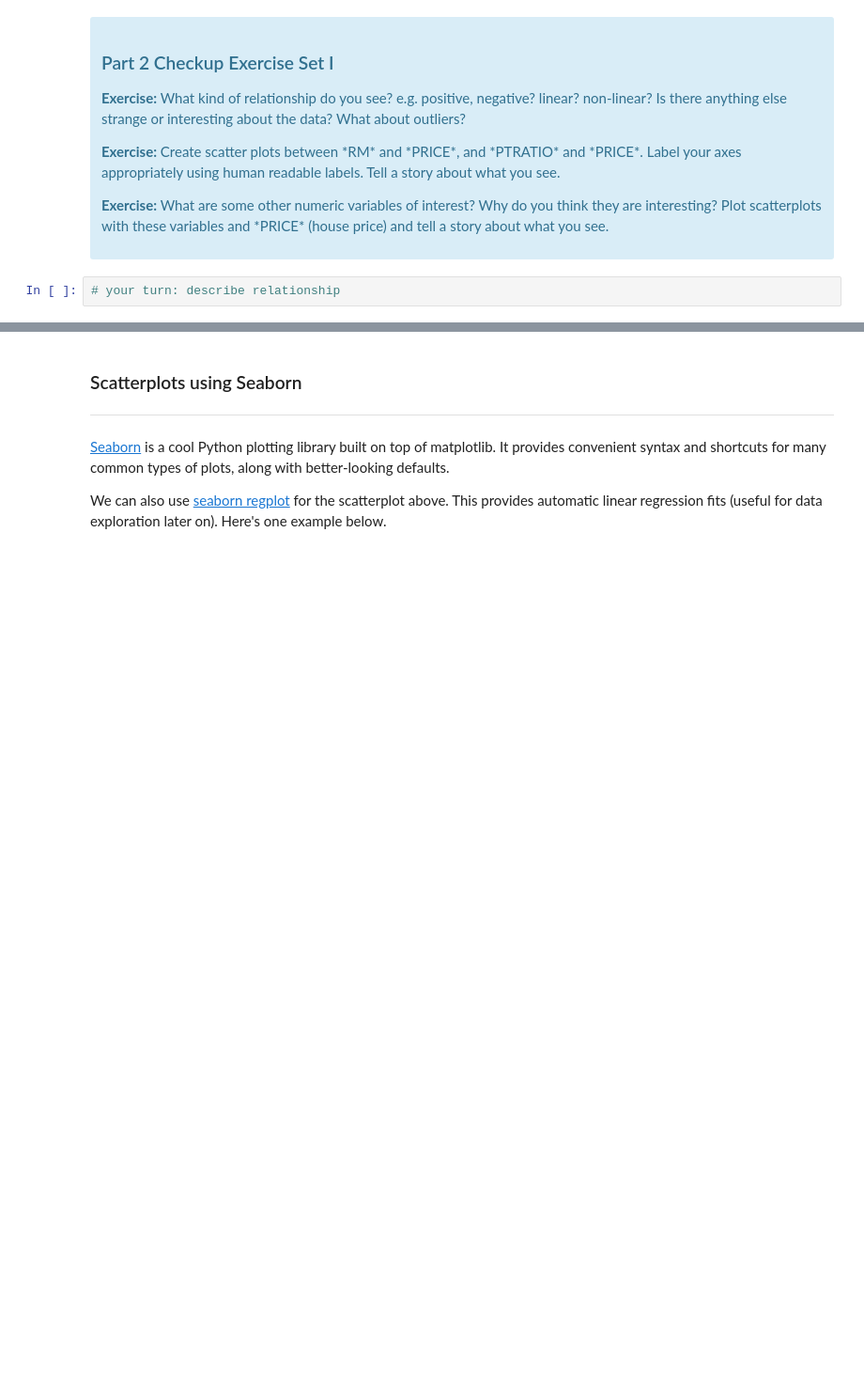
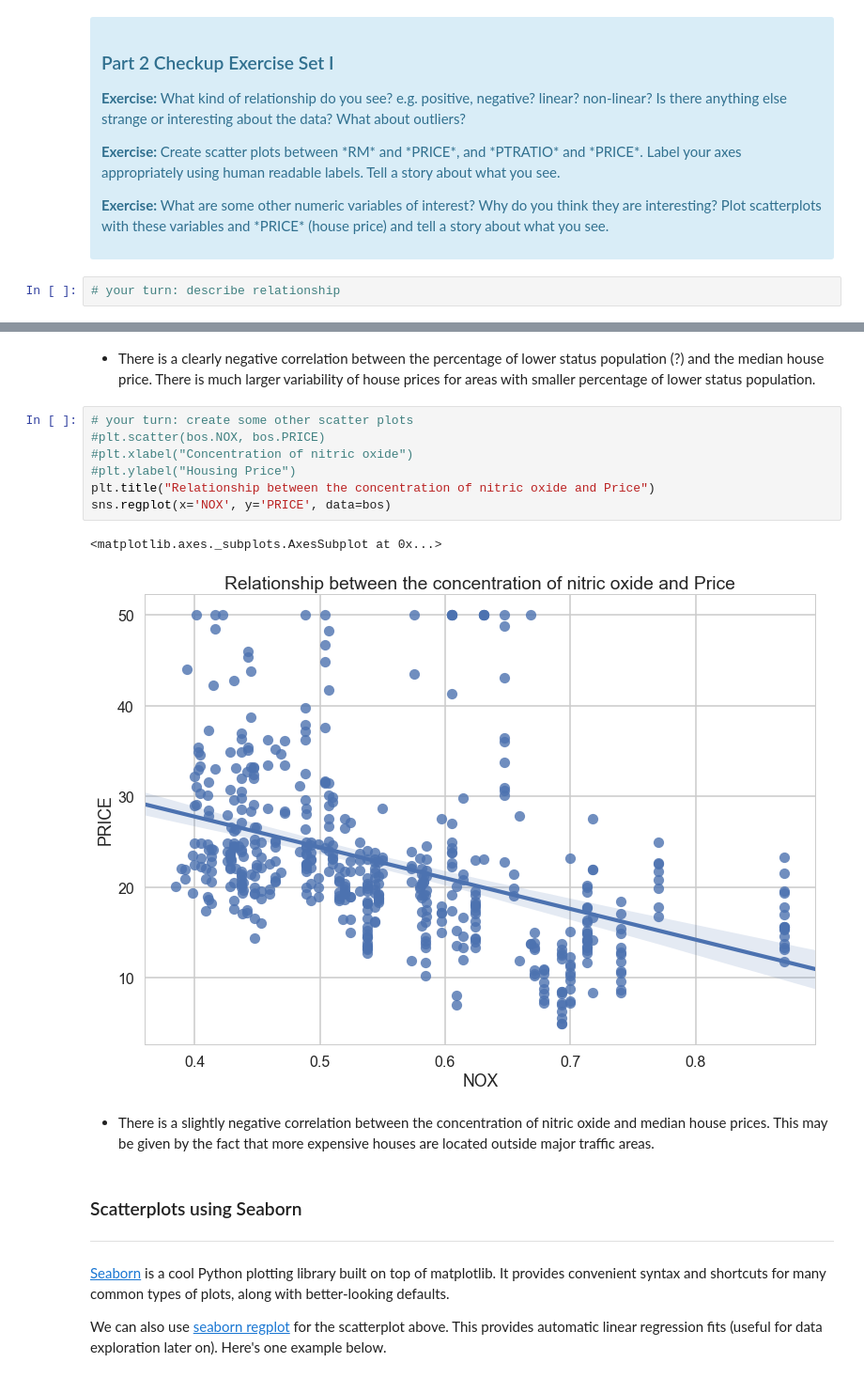
Before and after one commit to vlcekl/ds-various, a Jupyter notebook: linear_regression/Mini_Project_Linear_Regression.ipynb, the cells around one changed output, grey strips where cells are left out. Shown at 94% size. Cells and saved outputs as stored; diff of their text form; blank space fills up the shorter version.

```diff
--- a/linear_regression/Mini_Project_Linear_Regression.ipynb
+++ b/linear_regression/Mini_Project_Linear_Regression.ipynb
@@ -227,3 +316,17 @@ plt.title("Relationship between CRIM and Price")
+# %% [markdown]
+* There is a clearly negative correlation between the percentage of lower status population (?) and the median house price. There is much larger variability of house prices for areas with smaller percentage of lower status population.
+# %%
+# your turn: create some other scatter plots
+#plt.scatter(bos.NOX, bos.PRICE)
+#plt.xlabel("Concentration of nitric oxide")
+#plt.ylabel("Housing Price")
+plt.title("Relationship between the concentration of nitric oxide and Price")
+sns.regplot(x='NOX', y='PRICE', data=bos)
+# %% [output]
+<matplotlib.axes._subplots.AxesSubplot at 0x...>
+[figure, added]
+# %% [markdown]
+* There is a slightly negative correlation between the concentration of nitric oxide and median house prices. This may be given by the fact that more expensive houses are located outside major traffic areas.
 # %% [markdown]
 ### Scatterplots using Seaborn
 ***
```
Also changed, not shown: parts of 68 cells of this notebook.
